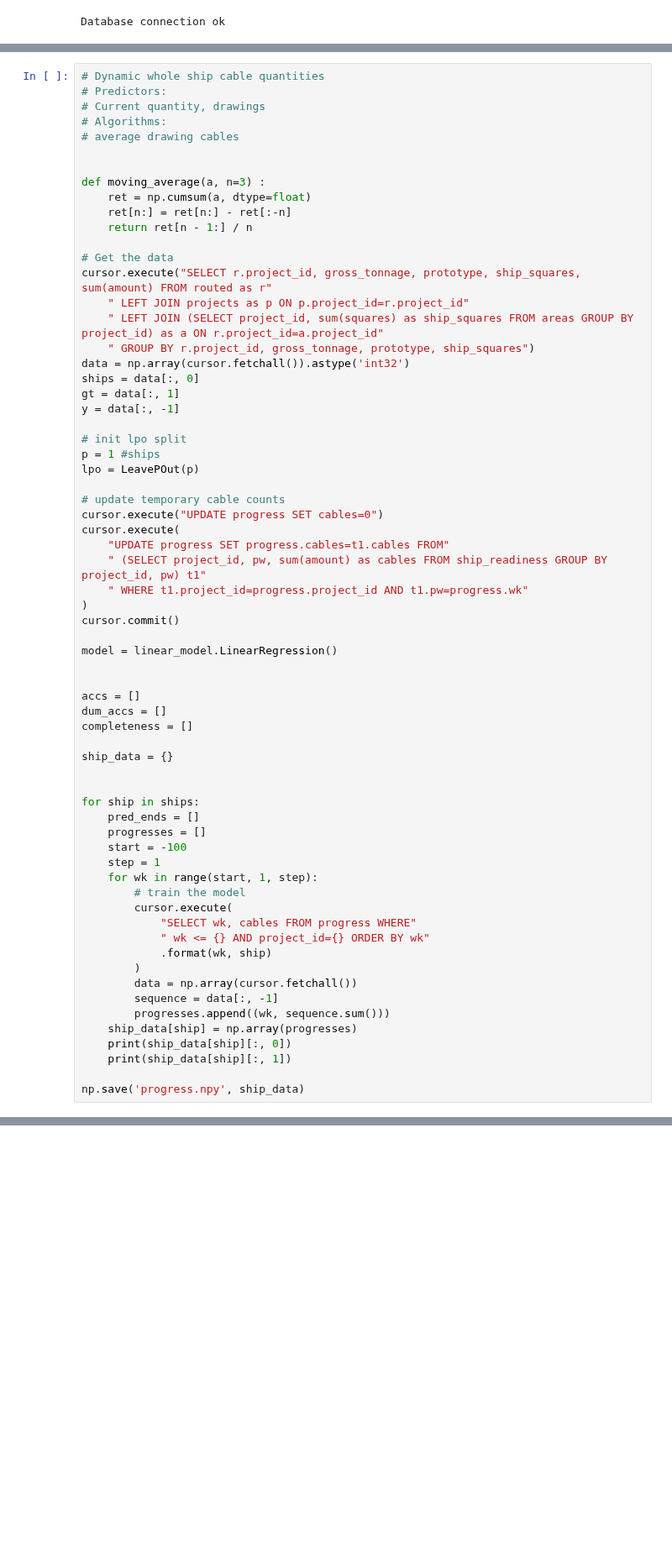
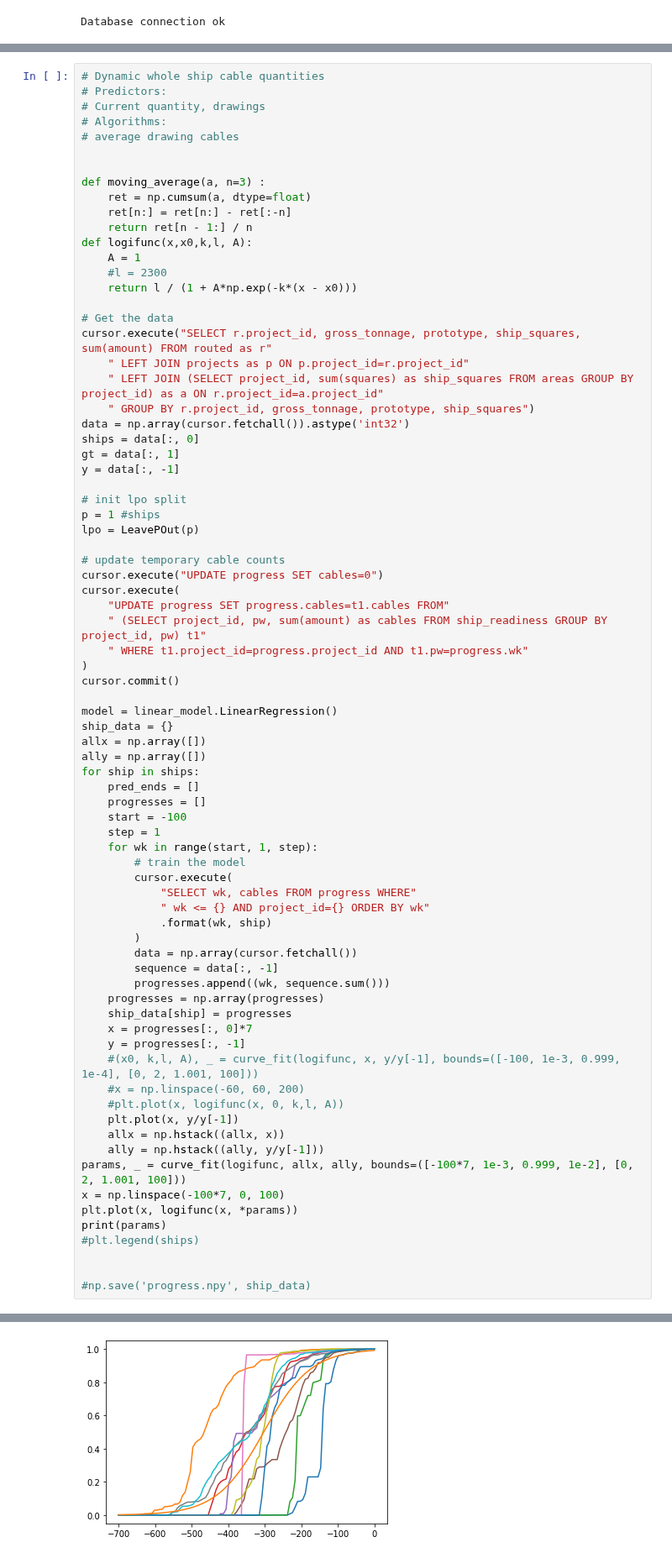
Before and after one commit to Miikkasna/cablepredictions, a Jupyter notebook: testfile.ipynb, the cells around one changed output, grey strips where cells are left out. Shown at 84% size. Cells and saved outputs as stored; diff of their text form; blank space fills up the shorter version.

```diff
--- a/testfile.ipynb
+++ b/testfile.ipynb
@@ -364,6 +361,10 @@ def moving_average(a, n=3) :
     ret = np.cumsum(a, dtype=float)
     ret[n:] = ret[n:] - ret[:-n]
     return ret[n - 1:] / n
+def logifunc(x,x0,k,l, A):
+    A = 1
+    #l = 2300
+    return l / (1 + A*np.exp(-k*(x - x0)))
 
 # Get the data
 cursor.execute("SELECT r.project_id, gross_tonnage, prototype, ship_squares, sum(amount) FROM routed as r"
@@ -389,15 +390,9 @@ cursor.execute(
 cursor.commit()
 
 model = linear_model.LinearRegression()
-
-
-accs = []
-dum_accs = []
-completeness = []
-
 ship_data = {}
-
-
+allx = np.array([])
+ally = np.array([])
 for ship in ships:
     pred_ends = []
     progresses = []
@@ -413,9 +408,22 @@ for ship in ships:
         data = np.array(cursor.fetchall())
         sequence = data[:, -1]
         progresses.append((wk, sequence.sum()))
-    ship_data[ship] = np.array(progresses)
-    print(ship_data[ship][:, 0])
-    print(ship_data[ship][:, 1])
+    progresses = np.array(progresses)
+    ship_data[ship] = progresses
+    x = progresses[:, 0]*7
+    y = progresses[:, -1]
+    #(x0, k,l, A), _ = curve_fit(logifunc, x, y/y[-1], bounds=([-100, 1e-3, 0.999, 1e-4], [0, 2, 1.001, 100]))
+    #x = np.linspace(-60, 60, 200)
+    #plt.plot(x, logifunc(x, 0, k,l, A))
+    plt.plot(x, y/y[-1])
+    allx = np.hstack((allx, x))
+    ally = np.hstack((ally, y/y[-1]))
+params, _ = curve_fit(logifunc, allx, ally, bounds=([-100*7, 1e-3, 0.999, 1e-2], [0, 2, 1.001, 100]))
+x = np.linspace(-100*7, 0, 100)
+plt.plot(x, logifunc(x, *params))
+print(params)
+#plt.legend(ships)
 
-np.save('progress.npy', ship_data)
+
+#np.save('progress.npy', ship_data)
 # %% [output]
@@ -439,3 +431,4 @@ np.save('progress.npy', ship_data)
+[figure, added]
 # %%
 
 # Gaussian process regression
```
Also changed, not shown: parts of 5 cells of this notebook, 4 other files.
